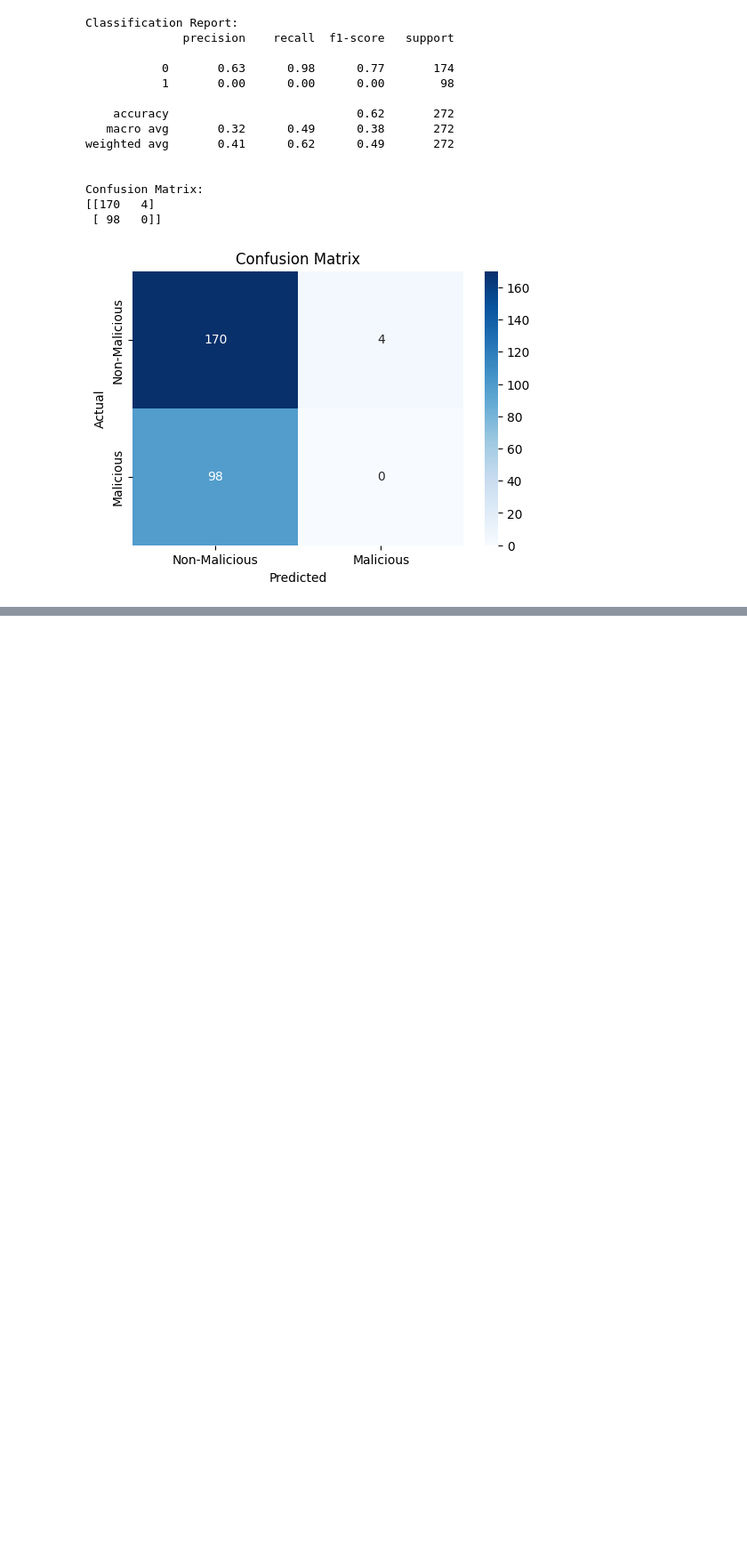
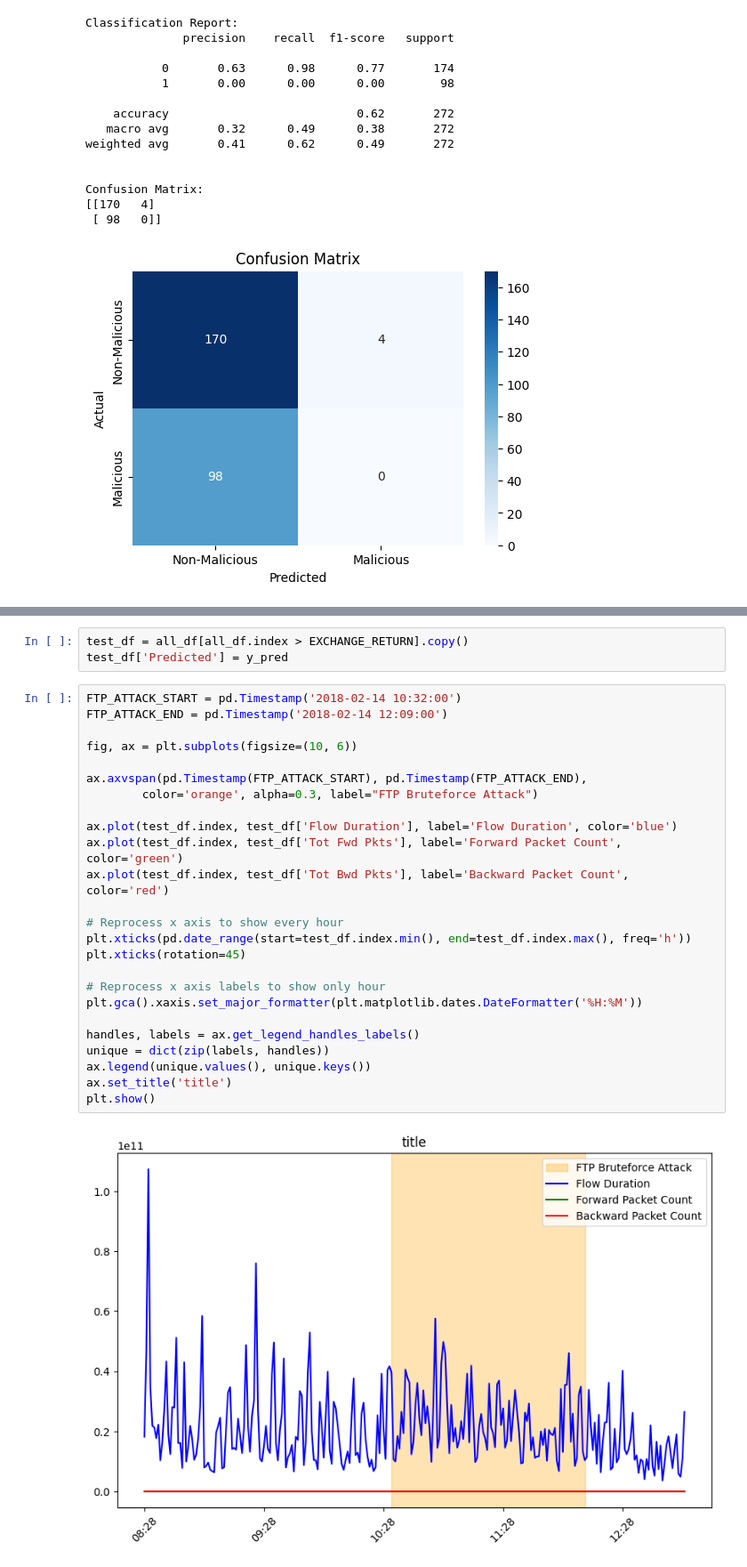
Before and after one commit to gabrielonishi/data-science-for-cyberattack-detection, a Jupyter notebook: notebooks/3-models.ipynb, the cells around one changed output, grey strips where cells are left out. Shown at 89% size. Drawn from its saved outputs; the diff is of its cells as text; blank space fills up the shorter version.

Commit message:
feat(3): adds result visualization graph

```diff
--- a/notebooks/3-models.ipynb
+++ b/notebooks/3-models.ipynb
@@ -106,0 +123,30 @@ Confusion Matrix:
+# %%
+test_df = all_df[all_df.index > EXCHANGE_RETURN].copy()
+test_df['Predicted'] = y_pred
+# %%
+FTP_ATTACK_START = pd.Timestamp('2018-02-14 10:32:00')
+FTP_ATTACK_END = pd.Timestamp('2018-02-14 12:09:00')
+
+fig, ax = plt.subplots(figsize=(10, 6))
+
+ax.axvspan(pd.Timestamp(FTP_ATTACK_START), pd.Timestamp(FTP_ATTACK_END),
+        color='orange', alpha=0.3, label="FTP Bruteforce Attack")
+
+ax.plot(test_df.index, test_df['Flow Duration'], label='Flow Duration', color='blue')
+ax.plot(test_df.index, test_df['Tot Fwd Pkts'], label='Forward Packet Count', color='green')
+ax.plot(test_df.index, test_df['Tot Bwd Pkts'], label='Backward Packet Count', color='red')
+
+# Reprocess x axis to show every hour
+plt.xticks(pd.date_range(start=test_df.index.min(), end=test_df.index.max(), freq='h'))
+plt.xticks(rotation=45)
+
+# Reprocess x axis labels to show only hour
+plt.gca().xaxis.set_major_formatter(plt.matplotlib.dates.DateFormatter('%H:%M'))
+
+handles, labels = ax.get_legend_handles_labels()
+unique = dict(zip(labels, handles))
+ax.legend(unique.values(), unique.keys())
+ax.set_title('title')
+plt.show()
+# %% [output]
+[figure, added]
```
Also changed, not shown: parts of 1 cell of this notebook.
